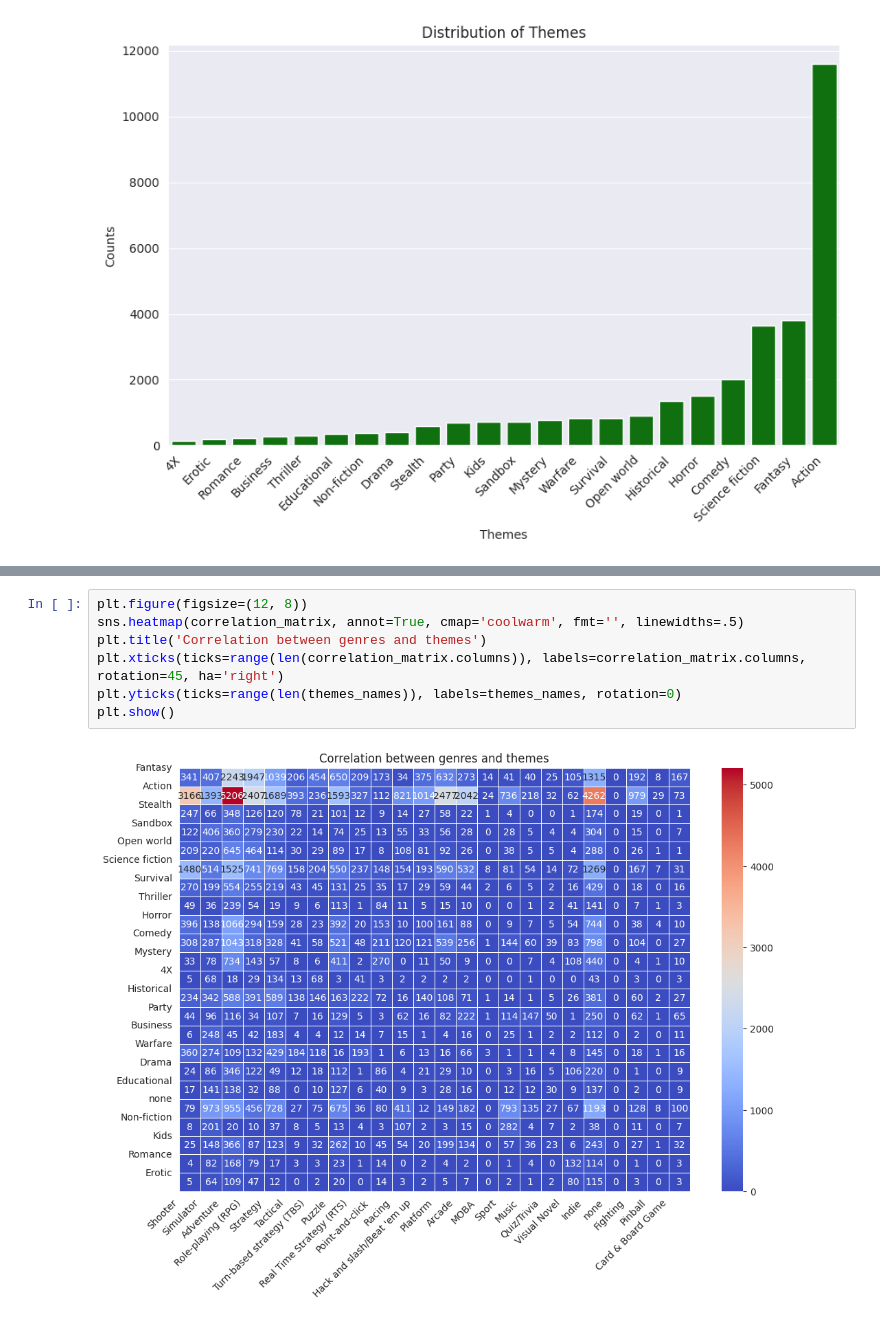
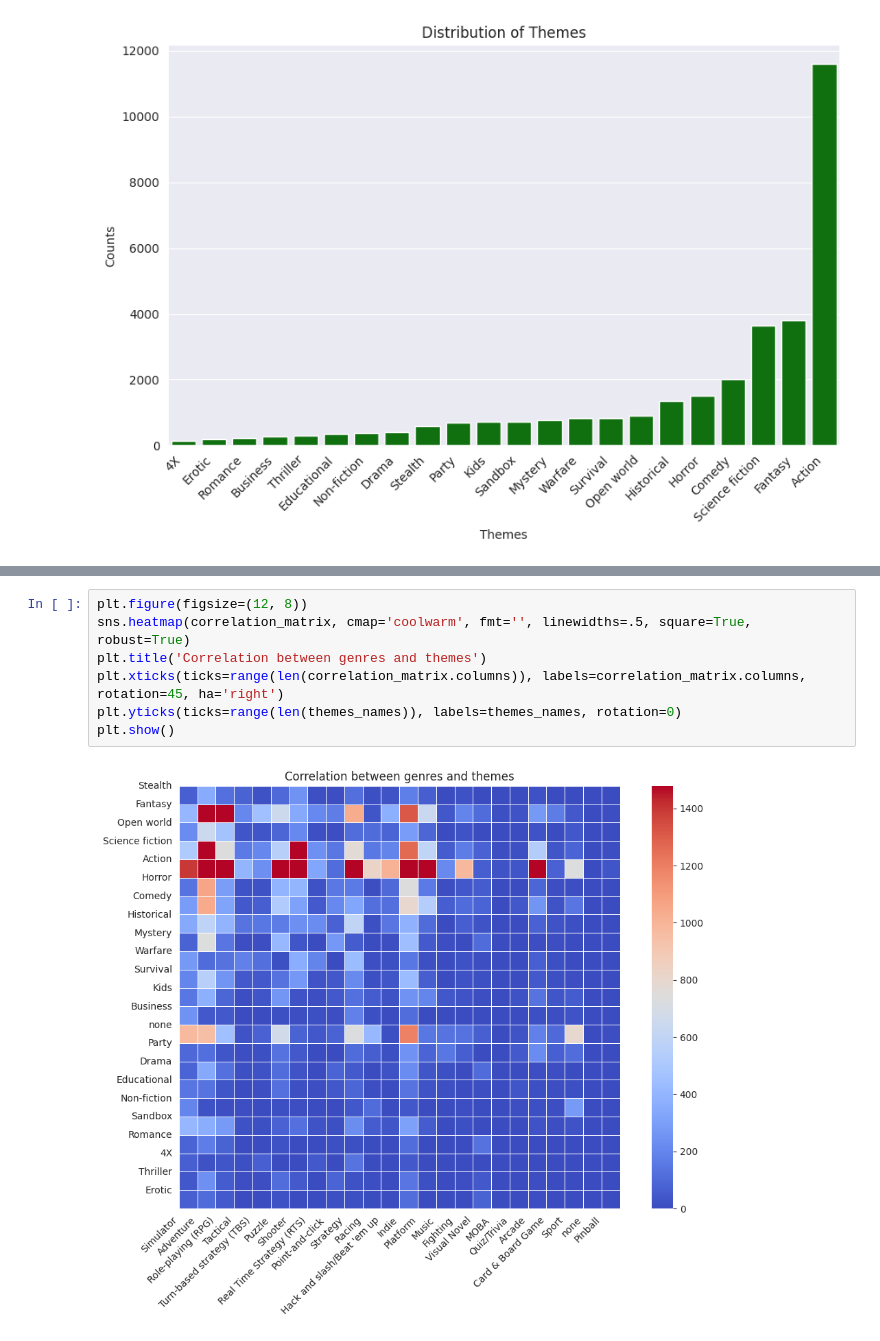
Before and after one commit to anekil/game-on, a Jupyter notebook: backend/website/recommendation/data_overview.ipynb, the cells around one changed output, grey strips where cells are left out. Cells and saved outputs as stored; diff of their text form.

Commit message:
modified keywords plot + working on user profile

```diff
--- a/backend/website/recommendation/data_overview.ipynb
+++ b/backend/website/recommendation/data_overview.ipynb
@@ -200,9 +201,9 @@ shape: (23, 25)
 # %%
 plt.figure(figsize=(12, 8))
-sns.heatmap(correlation_matrix, annot=True, cmap='coolwarm', fmt='', linewidths=.5)
+sns.heatmap(correlation_matrix, cmap='coolwarm', fmt='', linewidths=.5, square=True, robust=True)
 plt.title('Correlation between genres and themes')
 plt.xticks(ticks=range(len(correlation_matrix.columns)), labels=correlation_matrix.columns, rotation=45, ha='right')
 plt.yticks(ticks=range(len(themes_names)), labels=themes_names, rotation=0)
 plt.show()
 # %% [output]
-[figure, old version]
+[figure, new version]
```
Also changed, not shown: parts of 5 cells of this notebook, 1 other file.
